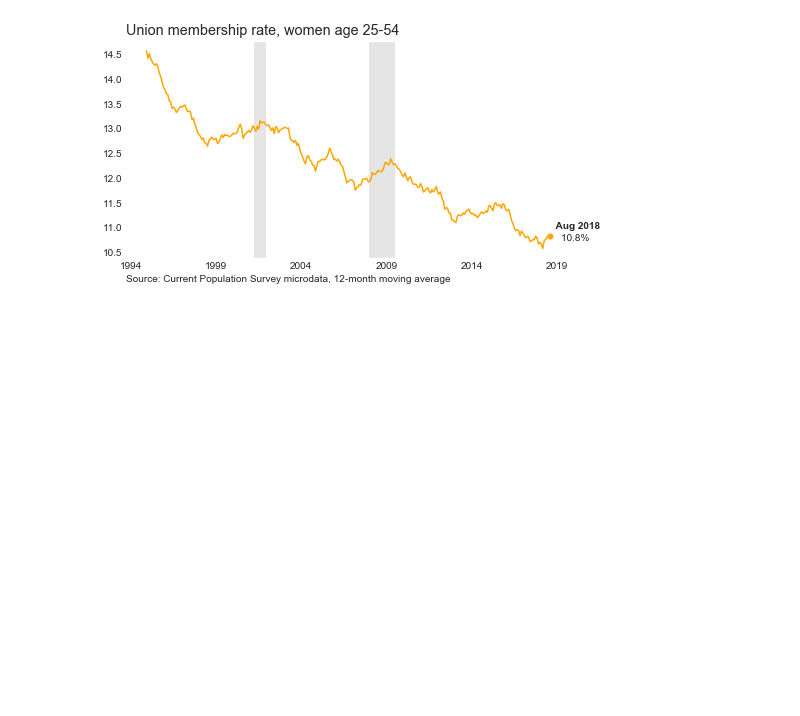
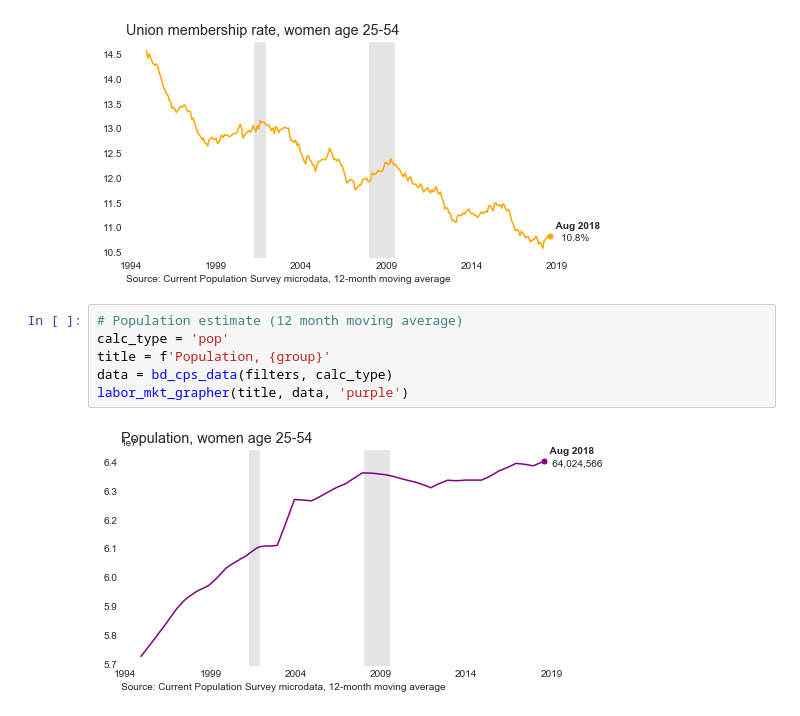
Before and after one commit to bdecon/econ_data, a Jupyter notebook: bd_CPS/bd_CPS_grapher.ipynb, the cells around one changed output. Drawn from its saved outputs; the diff is of its cells as text; blank space fills up the shorter version.

Commit message:
Updated bd_CPS_grapher

```diff
--- a/bd_CPS/bd_CPS_grapher.ipynb
+++ b/bd_CPS/bd_CPS_grapher.ipynb
@@ -152,3 +226,11 @@ data = bd_cps_data(filters, calc_type)
 labor_mkt_grapher(title, data, 'orange')
 # %% [output]
 [figure]
+# %%
+# Population estimate (12 month moving average)
+calc_type = 'pop'
+title = f'Population, {group}'
+data = bd_cps_data(filters, calc_type)
+labor_mkt_grapher(title, data, 'purple')
+# %% [output]
+[figure, added]
```
Also changed, not shown: parts of 10 cells of this notebook, 1 other file.
